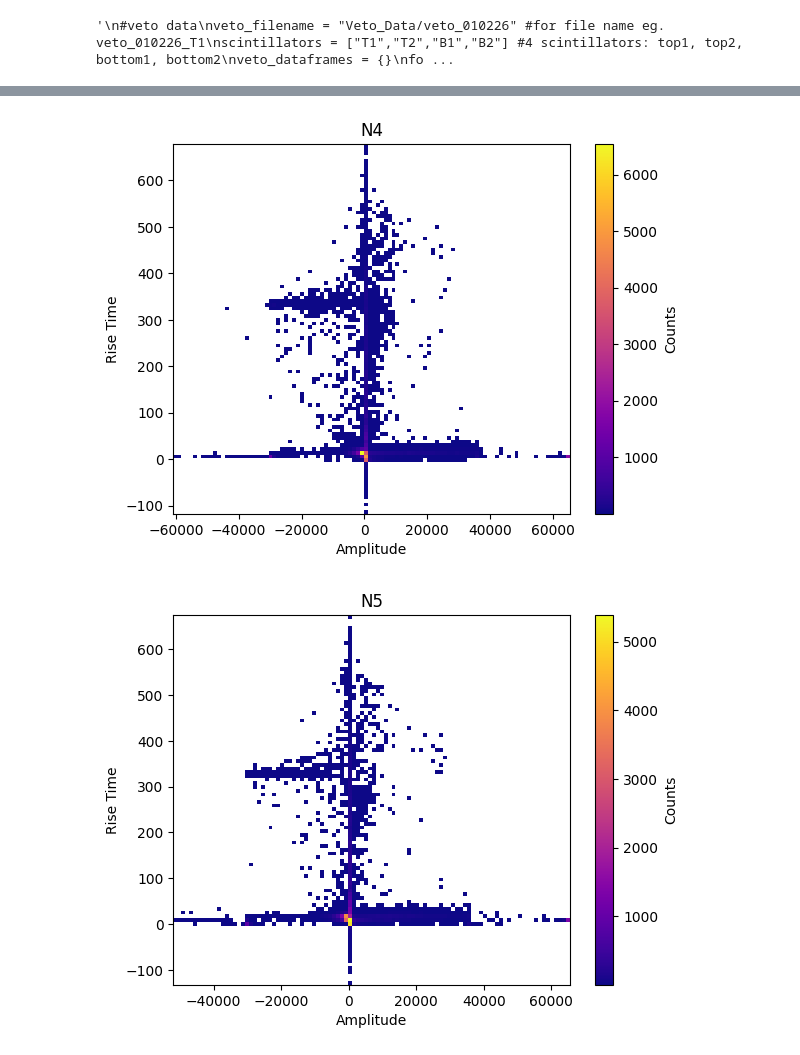
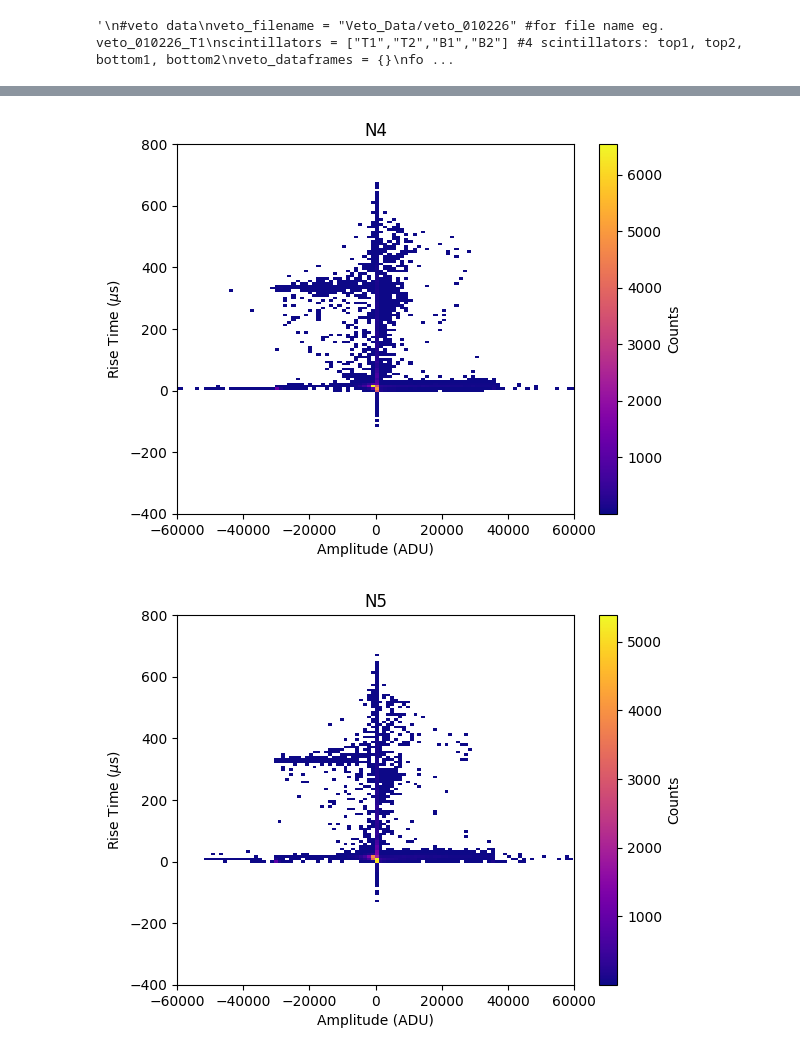
Before and after one commit to hhuckvale/DMProject, a Jupyter notebook: Sphere_Data/Veto_Window_Code.ipynb, the cells around one changed output, grey strips where cells are left out. Cells and saved outputs as stored; diff of their text form; code cells hidden in the pictures.

```diff
--- a/Sphere_Data/Veto_Window_Code.ipynb
+++ b/Sphere_Data/Veto_Window_Code.ipynb
@@ -82,8 +88,10 @@ for anode, df in sphere_dataframes.items():
     )
 
     plt.title(f"{anode}")
-    plt.ylabel('Rise Time')
-    plt.xlabel('Amplitude')
+    plt.xlim(-60000,60000)
+    plt.ylim(-400,800)
+    plt.ylabel(f'Rise Time ($\mu$s)')
+    plt.xlabel('Amplitude (ADU)')
     plt.colorbar(h[3], label='Counts')  # colorbar
     plt.show()
 # %% [output]
@@ -99,2 +107,2 @@ for anode, df in sphere_dataframes.items():
-[figure, old version]
+[figure, new version]
-[figure, old version]
+[figure, new version]
```
Also changed, not shown: parts of 2 cells of this notebook.
